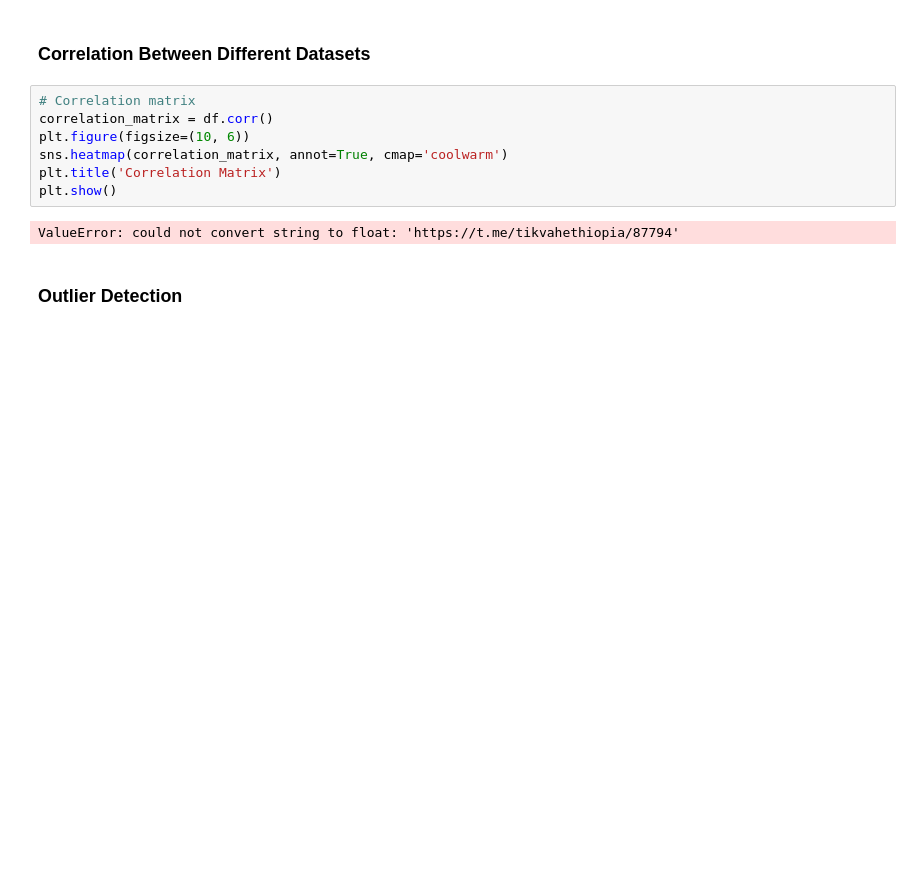
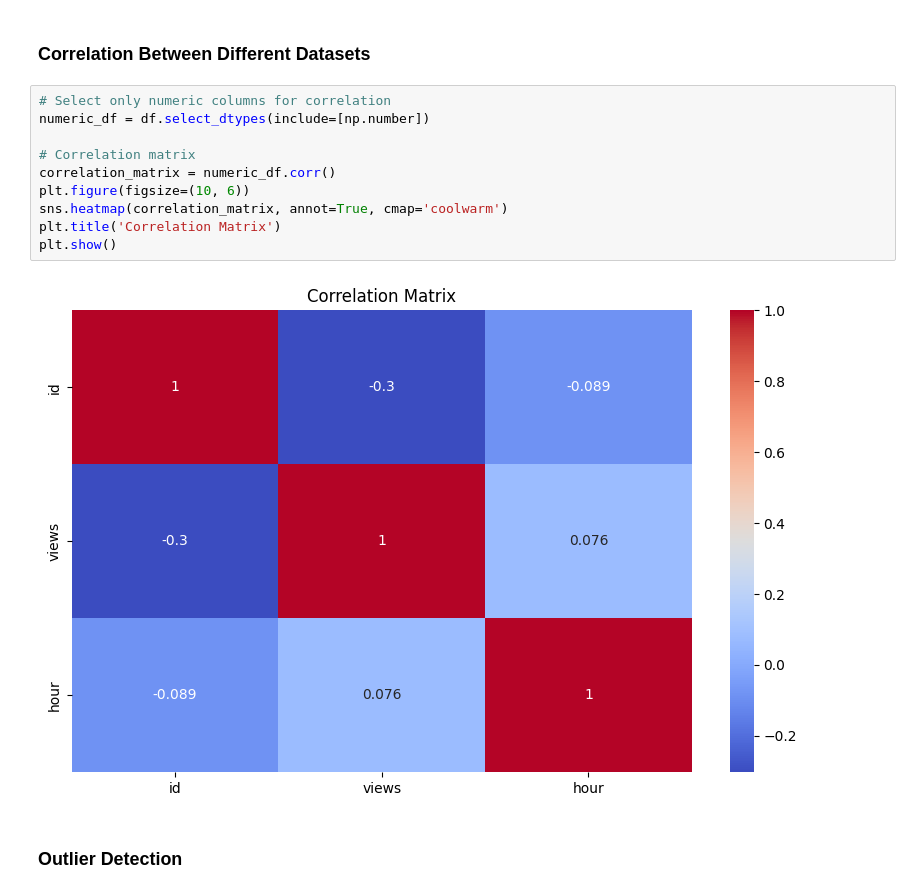
Before and after one commit to matidesalegn/Marketing-Analytics, a Jupyter notebook: notebooks/EDA.ipynb, the cells around one changed output. Drawn from its saved outputs; the diff is of its cells as text; blank space fills up the shorter version.

```diff
--- a/notebooks/EDA.ipynb
+++ b/notebooks/EDA.ipynb
@@ -279,14 +310,17 @@ TypeError: Only valid with DatetimeIndex, TimedeltaIndex or PeriodIndex, but got
 # %% [markdown]
 ### Correlation Between Different Datasets
 # %%
+# Select only numeric columns for correlation
+numeric_df = df.select_dtypes(include=[np.number])
+
 # Correlation matrix
-correlation_matrix = df.corr()
+correlation_matrix = numeric_df.corr()
 plt.figure(figsize=(10, 6))
 sns.heatmap(correlation_matrix, annot=True, cmap='coolwarm')
 plt.title('Correlation Matrix')
 plt.show()
 # %% [output]
-ValueError: could not convert string to float: 'https://t.me/tikvahethiopia/87794'
+[figure, added]
 # %% [markdown]
 ### Outlier Detection
 # %%
```
Also changed, not shown: parts of 8 cells of this notebook.
